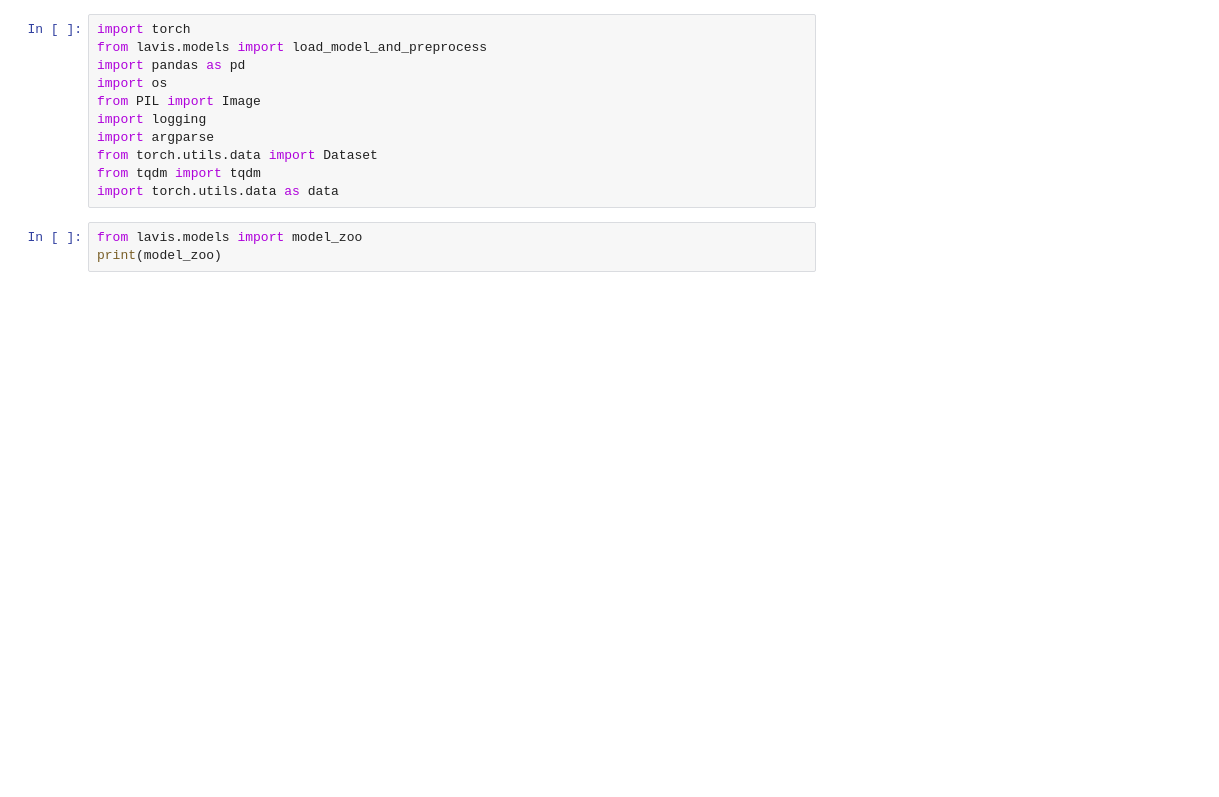
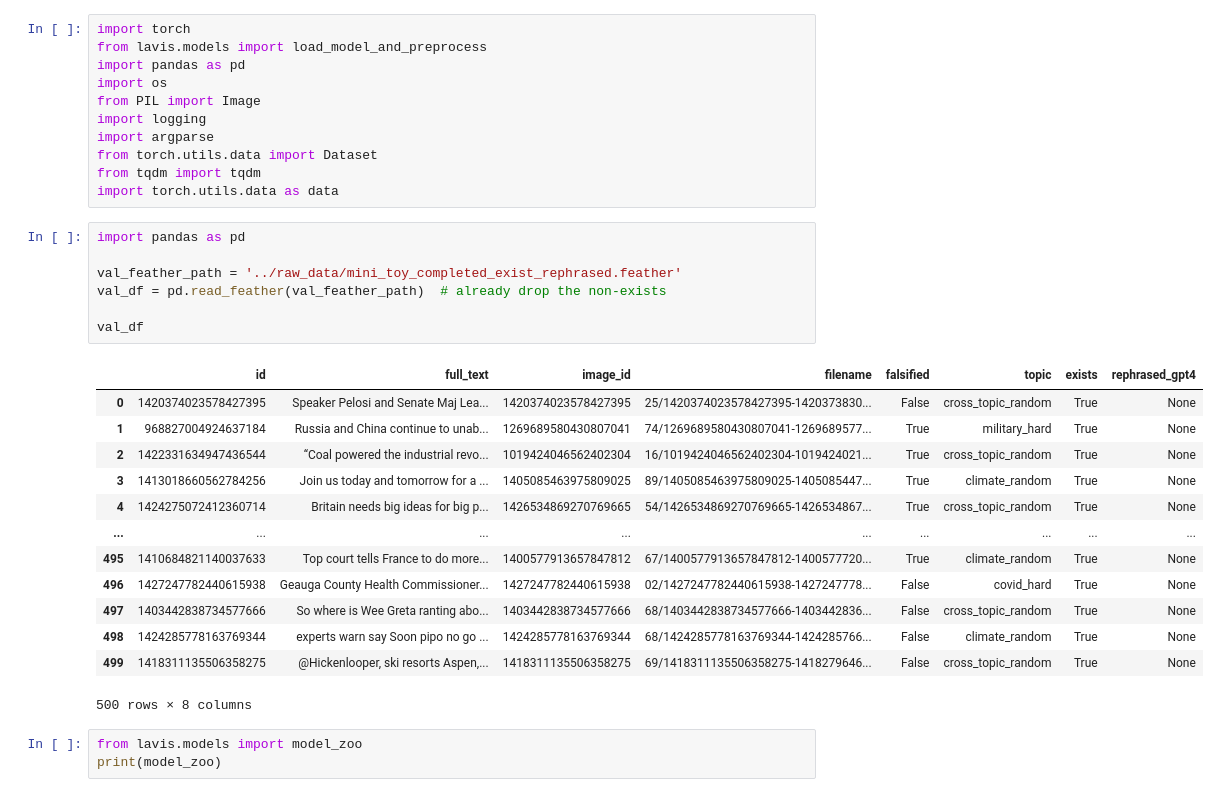
Before and after one commit to gymbeijing/ooc-detection-2, a Jupyter notebook: notebook/display_caption.ipynb, the cells around one changed output. Cells and saved outputs as stored; diff of their text form; blank space fills up the shorter version.

Commit message:
Tested gpt4 rephrased text

```diff
--- a/notebook/display_caption.ipynb
+++ b/notebook/display_caption.ipynb
@@ -9,6 +9,27 @@ import argparse
 from torch.utils.data import Dataset
 from tqdm import tqdm
 import torch.utils.data as data
+# %%
+import pandas as pd
+
+val_feather_path = '../raw_data/mini_toy_completed_exist_rephrased.feather'
+val_df = pd.read_feather(val_feather_path)  # already drop the non-exists
+
+val_df
+# %% [output]
+|  | id | full_text | image_id | filename | falsified | topic | exists | rephrased_gpt4 |
+| 0 | 1420374023578427395 | Speaker Pelosi and Senate Maj Lea... | 1420374023578427395 | 25/1420374023578427395-1420373830... | False | cross_topic_random | True | None |
+| 1 | 968827004924637184 | Russia and China continue to unab... | 1269689580430807041 | 74/1269689580430807041-1269689577... | True | military_hard | True | None |
+| 2 | 1422331634947436544 | “Coal powered the industrial revo... | 1019424046562402304 | 16/1019424046562402304-1019424021... | True | cross_topic_random | True | None |
+| 3 | 1413018660562784256 | Join us today and tomorrow for a ... | 1405085463975809025 | 89/1405085463975809025-1405085447... | True | climate_random | True | None |
+| 4 | 1424275072412360714 | Britain needs big ideas for big p... | 1426534869270769665 | 54/1426534869270769665-1426534867... | True | cross_topic_random | True | None |
+| ... | ... | ... | ... | ... | ... | ... | ... | ... |
+| 495 | 1410684821140037633 | Top court tells France to do more... | 1400577913657847812 | 67/1400577913657847812-1400577720... | True | climate_random | True | None |
+| 496 | 1427247782440615938 | Geauga County Health Commissioner... | 1427247782440615938 | 02/1427247782440615938-1427247778... | False | covid_hard | True | None |
+| 497 | 1403442838734577666 | So where is Wee Greta ranting abo... | 1403442838734577666 | 68/1403442838734577666-1403442836... | False | cross_topic_random | True | None |
+| 498 | 1424285778163769344 | experts warn say Soon pipo no go ... | 1424285778163769344 | 68/1424285778163769344-1424285766... | False | climate_random | True | None |
+| 499 | 1418311135506358275 | @Hickenlooper, ski resorts Aspen,... | 1418311135506358275 | 69/1418311135506358275-1418279646... | False | cross_topic_random | True | None |
+500 rows × 8 columns
 # %%
 from lavis.models import model_zoo
 print(model_zoo)
```
Also changed, not shown: 2 other files.
